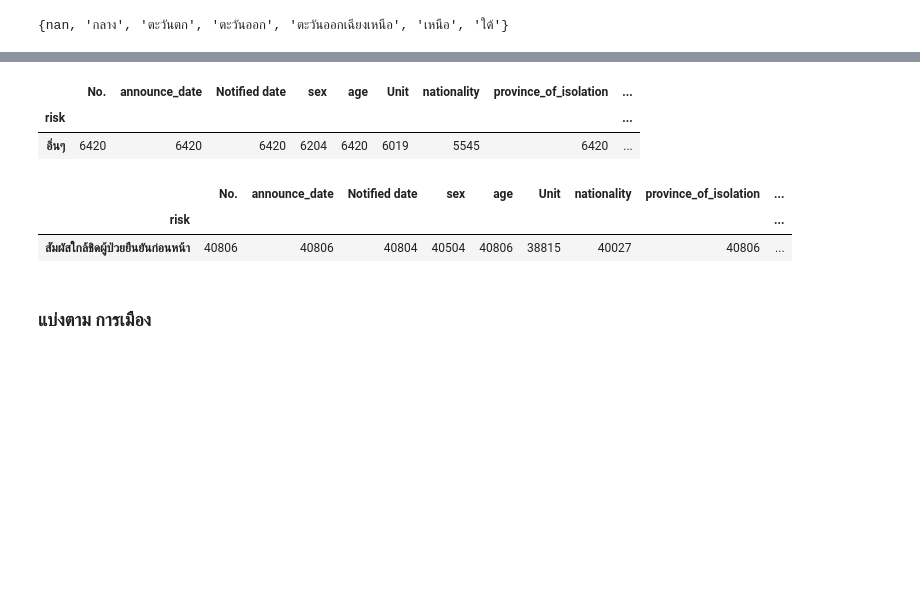
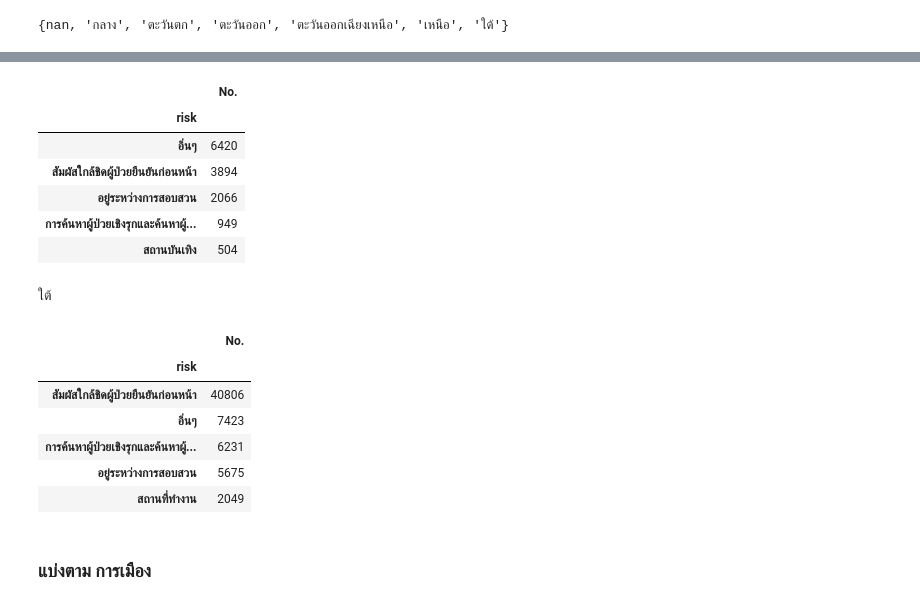
Before and after one commit to jittakorn-ch/data_viz_2022, a Jupyter notebook: BasicPython&DataViz_midterm2022.ipynb, the cells around one changed output, grey strips where cells are left out. Drawn from its saved outputs; the diff is of its cells as text; code cells hidden in the pictures; blank space fills up the shorter version.

```diff
--- a/BasicPython&DataViz_midterm2022.ipynb
+++ b/BasicPython&DataViz_midterm2022.ipynb
@@ -303,4 +303,5 @@ data_covid['province_of_onset'].replace({'\xa0กาญจนบุรี':'ก
                                          'อุุดรธาน':'อุดรธานี','อุุดรธานี':'อุดรธานี','อุุตรดิตถ์':'อุตรดิตถ์','อุุทัยธานี':'อุทัยธานี','เชีียงราย':'เชียงราย','เด่นชัย':'แพร่',
                                          'เพชรบุูรณ์':'เพชรบูรณ์','เมือง':'แพร่','เมืองน่าน':'น่าน','เรือ':'เลย','เวียงสา':'น่าน','\xa0สมุทรสาคร':'สมุทรสาคร',
                                          'สุมทรปราการ':'สมุทรปราการ','สุมุทรปราการ':'สมุทรปราการ','สุมุทรสาคร':'สมุทรสาคร','ชลบุุรี':'ชลบุรี','นคนปฐม':'นครปฐม',
-                                         'นคปฐม':'นครปฐม','ขัยนาท':'ชัยนาท','ชมพร':'ชุมพร','นครนาชสีมา':'นครราชสีมา'}, inplace=True)
+                                         'นคปฐม':'นครปฐม','ขัยนาท':'ชัยนาท','ชมพร':'ชุมพร','นครนาชสีมา':'นครราชสีมา','สุวรรณภูมิ':'ร้อยเอ็ด',
+                                         'สถานที่ทำงาน':'สงขลา','นอกเขต':'พิษณุโลก','แล้วป่วย':'อุบลราชธานี'}, inplace=True)
@@ -916,15 +966,25 @@ covid_region[covid_region['ภูมิศาสตร์']=='ตะวันอ
 # %%
-covid_region[covid_region['ภูมิศาสตร์']=='เหนือ'].groupby('risk').count().sort_values('No.',ascending=False).iloc[:1,:]
+covid_region[covid_region['ภูมิศาสตร์']=='เหนือ'].groupby('risk').count().sort_values('No.',ascending=False).iloc[:5,:1]
 # %% [output]
-|  | No. | announce_date | Notified date | sex | age | Unit | nationality | province_of_isolation | ... |
-| risk |  |  |  |  |  |  |  |  | ... |
-| อิ่นๆ | 6420 | 6420 | 6420 | 6204 | 6420 | 6019 | 5545 | 6420 | ... |
+|  | No. |
+| risk |  |
+| อิ่นๆ | 6420 |
+| สัมผัสใกล้ชิดผู้ป่วยยืนยันก่อนหน้า | 3894 |
+| อยู่ระหว่างการสอบสวน | 2066 |
+| การค้นหาผู้ป่วยเชิงรุกและค้นหาผู้... | 949 |
+| สถานบันเทิง | 504 |
+# %% [markdown]
+ใต้
 # %%
-covid_region[covid_region['ภูมิศาสตร์']=='ใต้'].groupby('risk').count().sort_values('No.',ascending=False).iloc[:1,:]
+covid_region[covid_region['ภูมิศาสตร์']=='ใต้'].groupby('risk').count().sort_values('No.',ascending=False).iloc[:5,:1]
 # %% [output]
-|  | No. | announce_date | Notified date | sex | age | Unit | nationality | province_of_isolation | ... |
-| risk |  |  |  |  |  |  |  |  | ... |
-| สัมผัสใกล้ชิดผู้ป่วยยืนยันก่อนหน้า | 40806 | 40806 | 40804 | 40504 | 40806 | 38815 | 40027 | 40806 | ... |
+|  | No. |
+| risk |  |
+| สัมผัสใกล้ชิดผู้ป่วยยืนยันก่อนหน้า | 40806 |
+| อิ่นๆ | 7423 |
+| การค้นหาผู้ป่วยเชิงรุกและค้นหาผู้... | 6231 |
+| อยู่ระหว่างการสอบสวน | 5675 |
+| สถานที่ทำงาน | 2049 |
 # %% [markdown]
 ### แบ่งตาม การเมือง
 # %%
```
Also changed, not shown: parts of 92 cells of this notebook.
